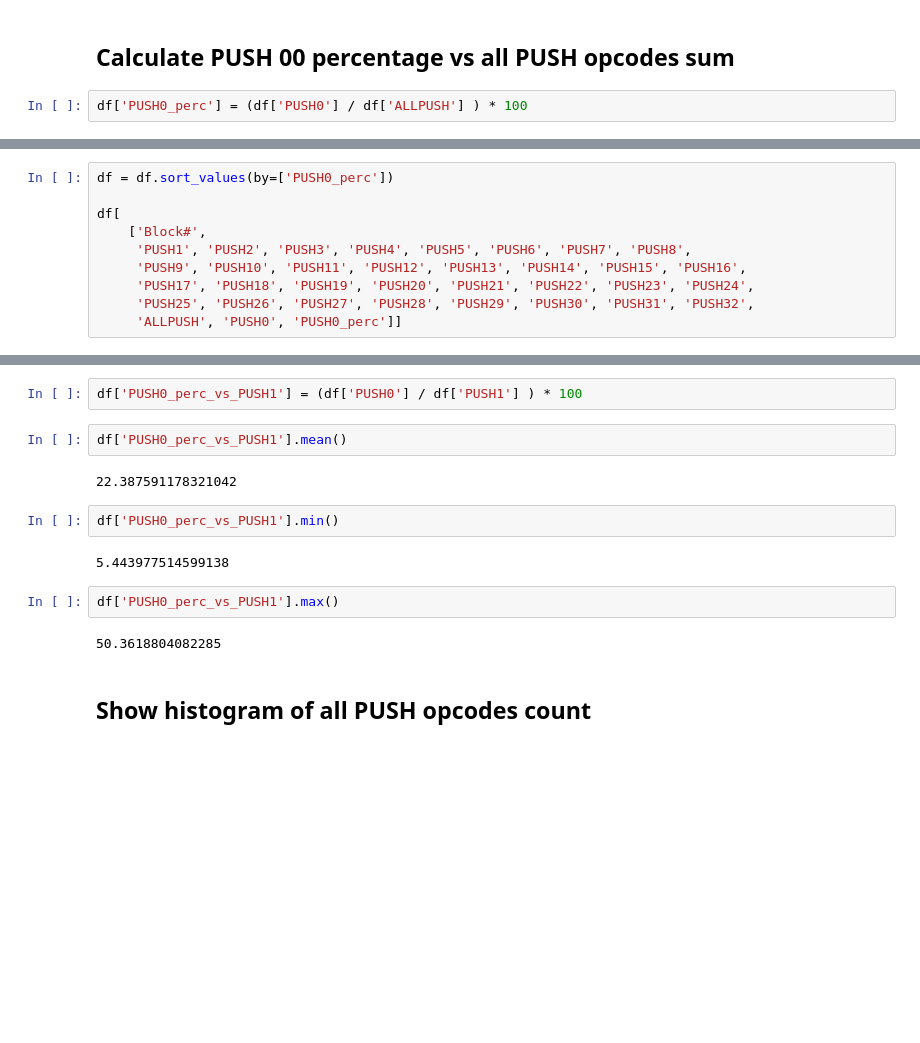
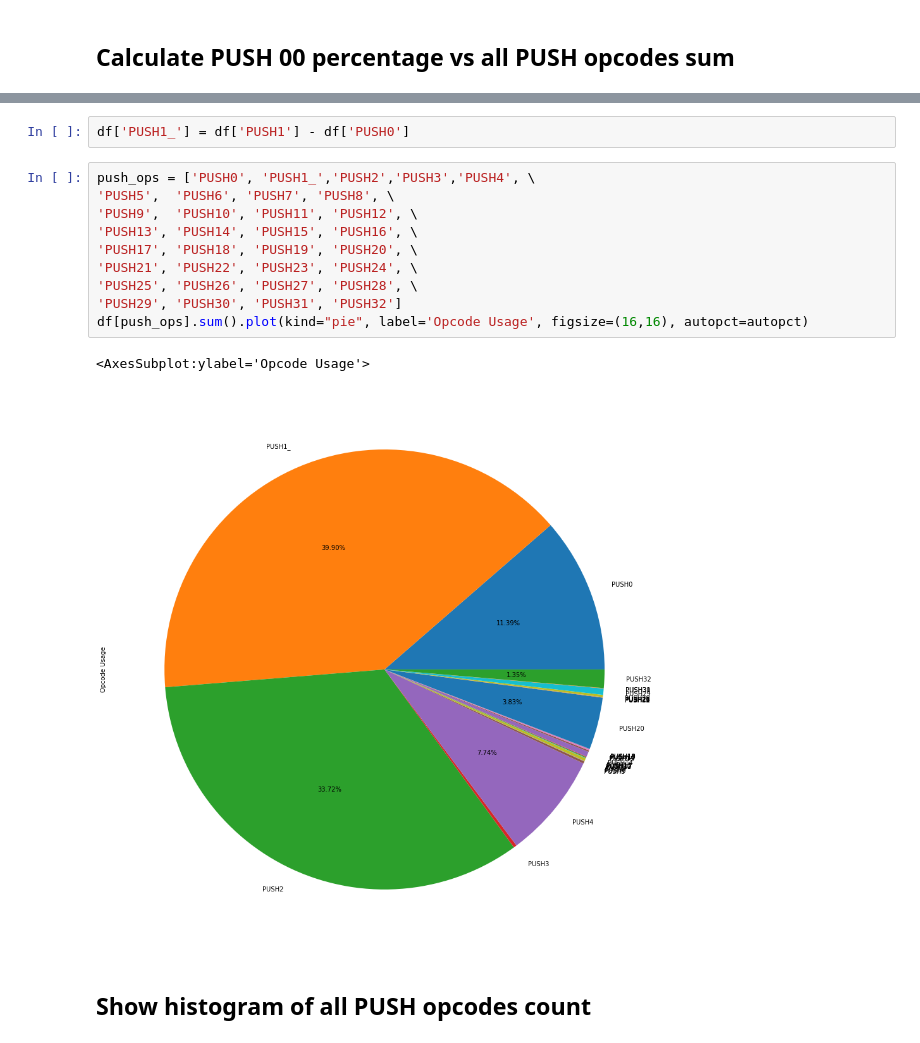
Before and after one commit to hugo-dc/push0, a Jupyter notebook: notebook/push_opcodes_analysis.ipynb, the cells around one changed output, grey strips where cells are left out. Drawn from its saved outputs; the diff is of its cells as text; blank space fills up the shorter version.

Commit message:
Calculate PUSH0 percentage compared with other PUSH*

```diff
--- a/notebook/push_opcodes_analysis.ipynb
+++ b/notebook/push_opcodes_analysis.ipynb
@@ -235,4 +233,2 @@ See the caveats in the documentation: https://pandas.pydata.org/pandas-docs/stab
 # %% [markdown]
 ## Calculate PUSH 00 percentage vs all PUSH opcodes sum
-# %%
-df['PUSH0_perc'] = (df['PUSH0'] / df['ALLPUSH'] ) * 100
@@ -245,10 +234,0 @@ See the caveats in the documentation: https://pandas.pydata.org/pandas-docs/stab
-# %%
-df = df.sort_values(by=['PUSH0_perc'])
-
-df[
-    ['Block#',
-     'PUSH1', 'PUSH2', 'PUSH3', 'PUSH4', 'PUSH5', 'PUSH6', 'PUSH7', 'PUSH8',
-     'PUSH9', 'PUSH10', 'PUSH11', 'PUSH12', 'PUSH13', 'PUSH14', 'PUSH15', 'PUSH16',
-     'PUSH17', 'PUSH18', 'PUSH19', 'PUSH20', 'PUSH21', 'PUSH22', 'PUSH23', 'PUSH24',
-     'PUSH25', 'PUSH26', 'PUSH27', 'PUSH28', 'PUSH29', 'PUSH30', 'PUSH31', 'PUSH32',
-     'ALLPUSH', 'PUSH0', 'PUSH0_perc']]
@@ -285,17 +235,18 @@ df['PUSH0'].mean()
-# %%
-df['PUSH0_perc_vs_PUSH1'] = (df['PUSH0'] / df['PUSH1'] ) * 100
-# %%
-df['PUSH0_perc_vs_PUSH1'].mean()
-# %% [output]
-22.387591178321042
-# %%
-df['PUSH0_perc_vs_PUSH1'].min()
-# %% [output]
-5.443977514599138
-# %%
-df['PUSH0_perc_vs_PUSH1'].max()
-# %% [output]
-50.3618804082285
+# %%
+df['PUSH1_'] = df['PUSH1'] - df['PUSH0']
+# %%
+push_ops = ['PUSH0', 'PUSH1_','PUSH2','PUSH3','PUSH4', \
+'PUSH5',  'PUSH6', 'PUSH7', 'PUSH8', \
+'PUSH9',  'PUSH10', 'PUSH11', 'PUSH12', \
+'PUSH13', 'PUSH14', 'PUSH15', 'PUSH16', \
+'PUSH17', 'PUSH18', 'PUSH19', 'PUSH20', \
+'PUSH21', 'PUSH22', 'PUSH23', 'PUSH24', \
+'PUSH25', 'PUSH26', 'PUSH27', 'PUSH28', \
+'PUSH29', 'PUSH30', 'PUSH31', 'PUSH32']
+df[push_ops].sum().plot(kind="pie", label='Opcode Usage', figsize=(16,16), autopct=autopct)
+# %% [output]
+<AxesSubplot:ylabel='Opcode Usage'>
+[figure, added]
 # %% [markdown]
 ## Show histogram of all PUSH opcodes count
 # %%
```
Also changed, not shown: parts of 14 cells of this notebook.
